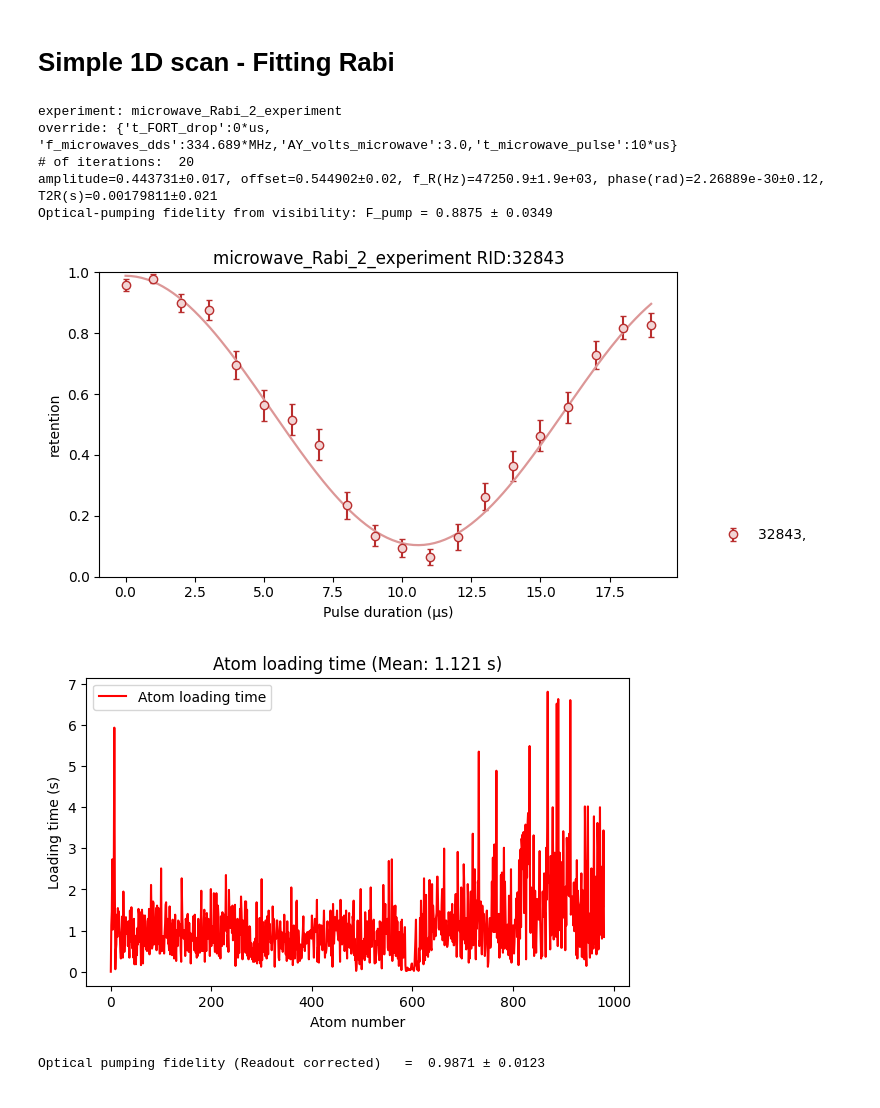
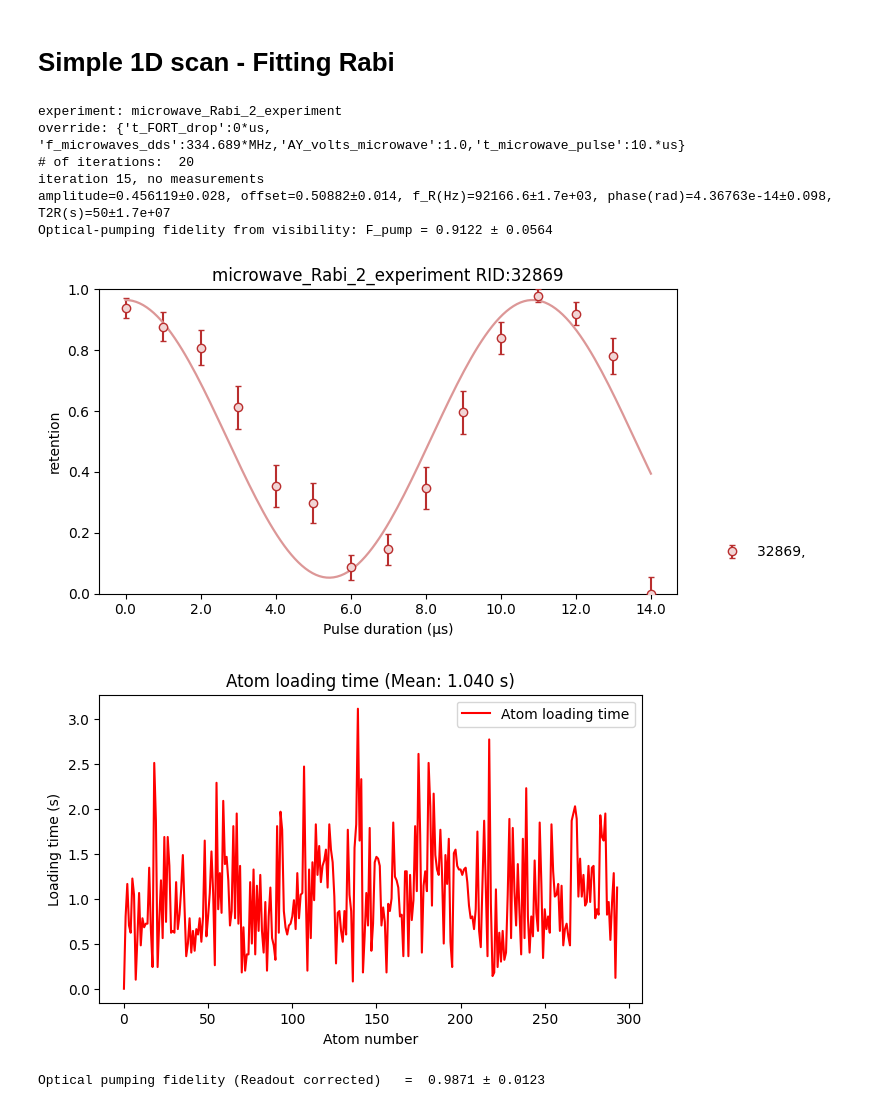
Before and after one commit to QuantumQuadrate/qn_artiq_routines, a Jupyter notebook: Analysis/Microwave analysis/Microwave_analysis_2025.ipynb, the cells around one changed output. Drawn from its saved outputs; the diff is of its cells as text; code cells hidden in the pictures.

```diff
--- a/Analysis/Microwave analysis/Microwave_analysis_2025.ipynb
+++ b/Analysis/Microwave analysis/Microwave_analysis_2025.ipynb
@@ -2,7 +2,7 @@
 # Mapping atom analysis
 Valid for experiments from 2025-04-30 until ...
 # %%
-date_filters = ["2026-01-16"]
+date_filters = ["2026-01-21"]
 
 from matplotlib import pyplot as plt
 import matplotlib as mpl
@@ -780,7 +784,7 @@ Rabi oscillation analysis and fitting. Does not work in 2D scans; only looks at
 
 """
 file_indices = {
-    7: '',
+    11: '',
     # 18: ''
 }
 
@@ -826,8 +830,8 @@ for idx, f_item in enumerate(file_indices.items()):
 
     #############  Rabi fit (damped cosine)
     ###       [A, offset, f_R(Hz), phase(rad), T2R(s)]
-    p0_guess = [0.5, 0.50, 28e3, np.pi, 10.0]
-    bounds   = ([0.4, 0.20,   100.0, 0.0,  5.0e-4],
+    p0_guess = [0.5, 0.50, 60e3, np.pi, 10.0]
+    bounds   = ([0.4, 0.20,   10e3, 0.0,  5.0e-4],
                 [0.60, 0.80, 500e3,    2*np.pi,   50.0])
 
     model  = lambda t, A, offset, f_R, phase, T2R: offset + A * np.exp(-t/T2R) * np.cos(2*np.pi*f_R*t + phase)
@@ -889,38 +893,39 @@ for idx, f_item in enumerate(file_indices.items()):
         "label": f"{rid}, {f_comment}",
         "color": color2,
         "fit": (hi_res_x_us, yfit),             # yfit computed from seconds; just rescale x
         # "fit_style": {"linestyle": "--"}      # optional
     }]
 
     plot_series_with_fit(
         series,
         title=experiment_function + f" RID:{rid}",
         xlabel="Pulse duration (µs)",
         ylabel="retention",
         ylim=(0, 1),
         legend_out=True,
         save="Rabi.pdf",
         grid=False
     )
     #################### plot end
 
 #####  Plot Atom_loading_time
 mean_loading_time = np.mean(Atom_loading_time)
 plt.figure(figsize=(7, 4))
 plt.plot(Atom_loading_time, 'r-', label='Atom loading time')
 plt.xlabel("Atom number")
 plt.ylabel("Loading time (s)")
 plt.title(f"Atom loading time (Mean: {mean_loading_time:.3f} s)")
 plt.legend(loc='best')
 plt.show()
 # %% [output]
 experiment: microwave_Rabi_2_experiment
-override: {'t_FORT_drop':0*us, 'f_microwaves_dds':334.689*MHz,'AY_volts_microwave':3.0,'t_microwave_pulse':10*us}
+override: {'t_FORT_drop':0*us, 'f_microwaves_dds':334.689*MHz,'AY_volts_microwave':1.0,'t_microwave_pulse':10.*us}
 # of iterations:  20
-amplitude=0.443731±0.017, offset=0.544902±0.02, f_R(Hz)=47250.9±1.9e+03, phase(rad)=2.26889e-30±0.12, T2R(s)=0.00179811±0.021
-Optical-pumping fidelity from visibility: F_pump = 0.8875 ± 0.0349
+iteration 15, no measurements
+amplitude=0.456119±0.028, offset=0.50882±0.014, f_R(Hz)=92166.6±1.7e+03, phase(rad)=4.36763e-14±0.098, T2R(s)=50±1.7e+07
+Optical-pumping fidelity from visibility: F_pump = 0.9122 ± 0.0564
-[figure, old version]
+[figure, new version]
-[figure, old version]
+[figure, new version]
 # %%
 """
 Correcting the optical pumping fidelity for hyperfine-selective readout errors.
```
Also changed, not shown: parts of 1 cell of this notebook, 1 other file.
